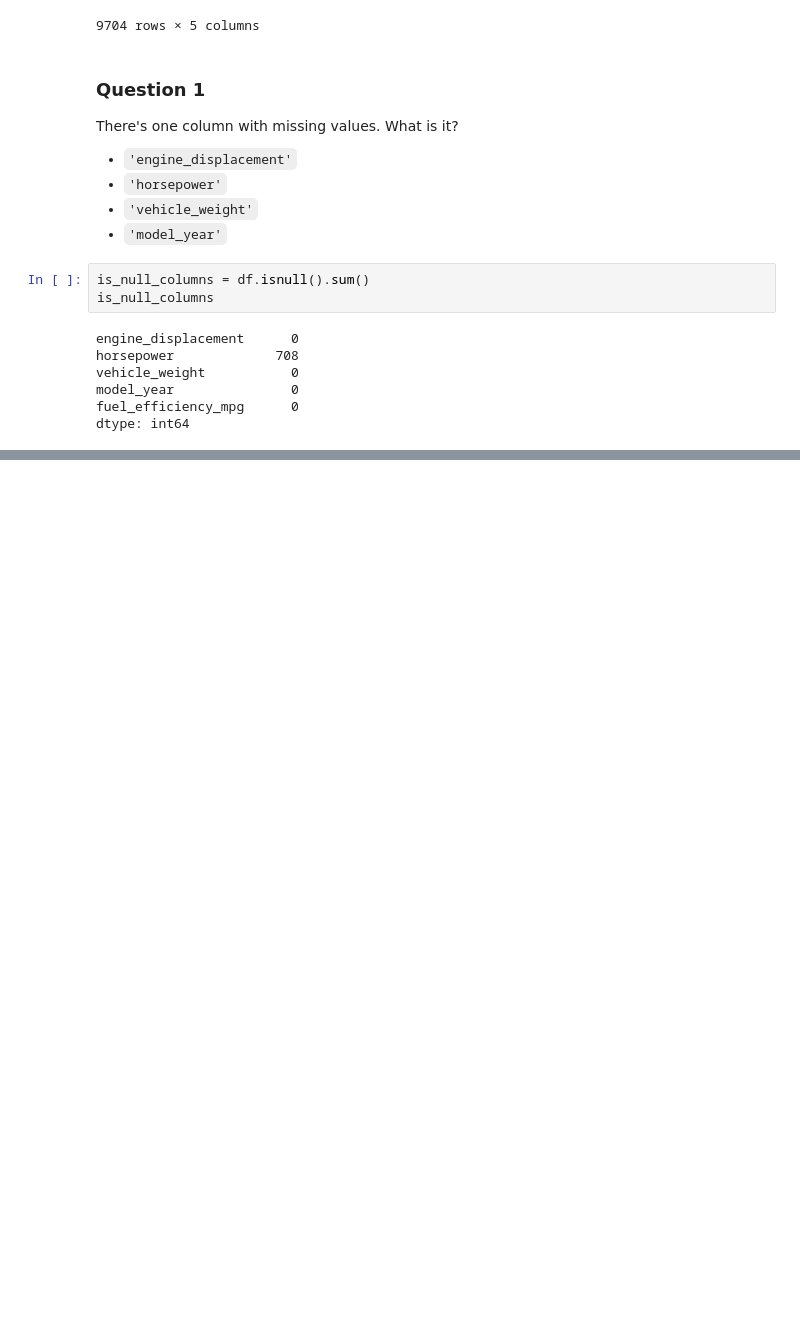
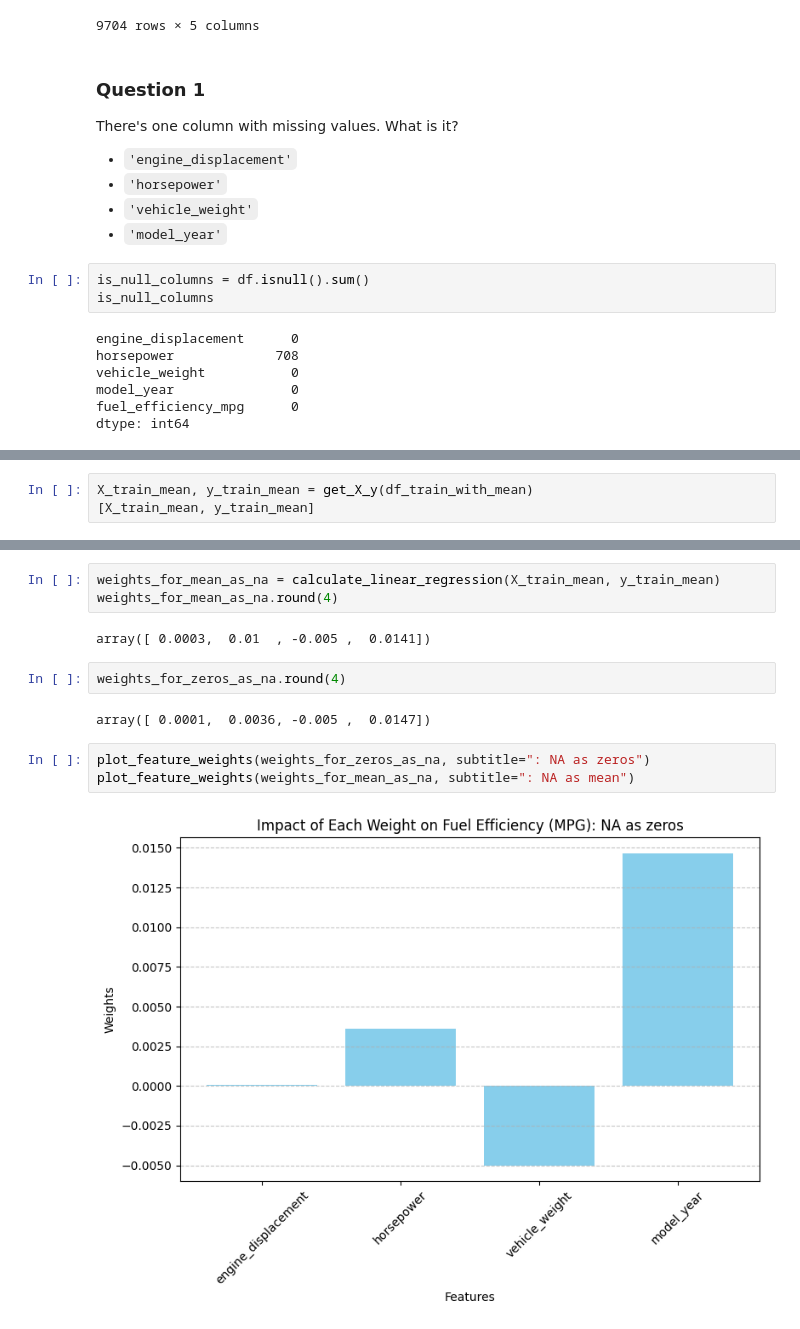
Before and after one commit to ArkadiyShuvaev/machine-learning-zoomcamp, a Jupyter notebook: src/02-regression/02-hw.ipynb, the cells around one changed output, grey strips where cells are left out. Drawn from its saved outputs; the diff is of its cells as text; blank space fills up the shorter version.

```diff
--- a/src/02-regression/02-hw.ipynb
+++ b/src/02-regression/02-hw.ipynb
@@ -115,0 +334,3 @@ KeyError: 'ram'
+# %%
+X_train_mean, y_train_mean = get_X_y(df_train_with_mean)
+[X_train_mean, y_train_mean]
@@ -115,0 +348,14 @@ KeyError: 'ram'
+# %%
+weights_for_mean_as_na = calculate_linear_regression(X_train_mean, y_train_mean)
+weights_for_mean_as_na.round(4)
+# %% [output]
+array([ 0.0003,  0.01  , -0.005 ,  0.0141])
+# %%
+weights_for_zeros_as_na.round(4)
+# %% [output]
+array([ 0.0001,  0.0036, -0.005 ,  0.0147])
+# %%
+plot_feature_weights(weights_for_zeros_as_na, subtitle=": NA as zeros")
+plot_feature_weights(weights_for_mean_as_na, subtitle=": NA as mean")
+# %% [output]
+[figure, added]
```
Also changed, not shown: parts of 35 cells of this notebook, 2 other files.
